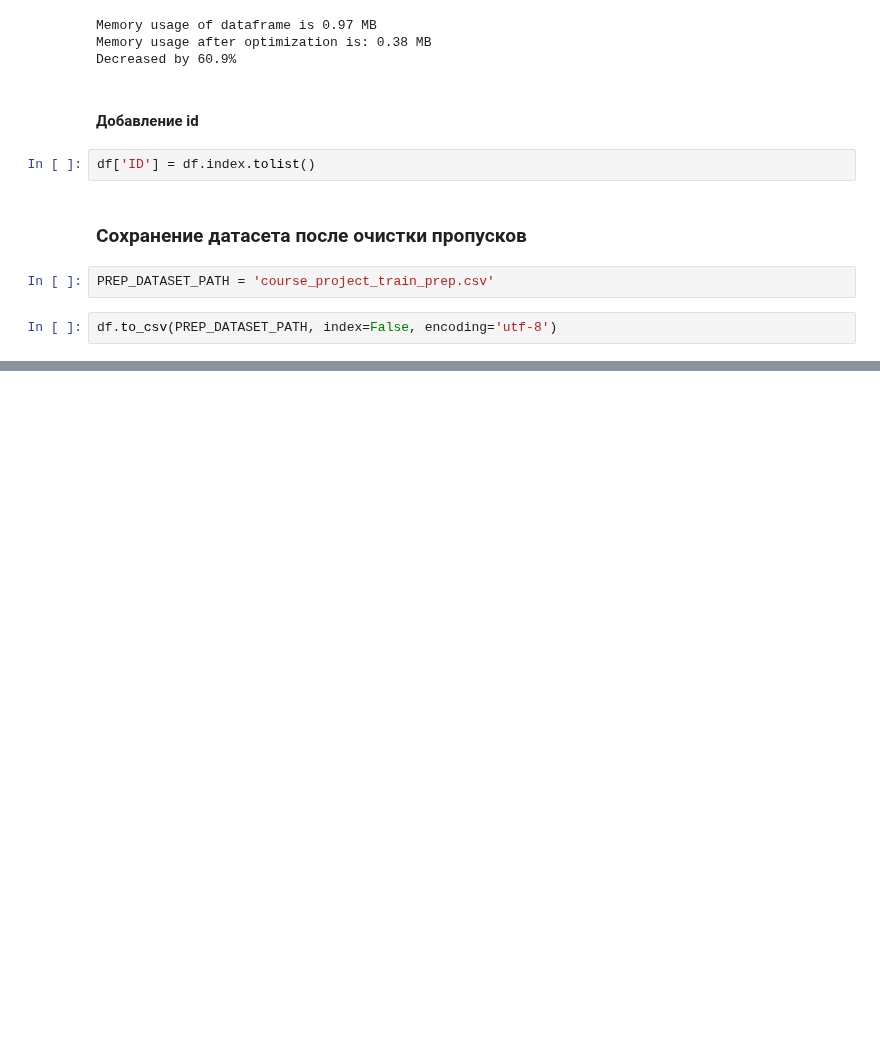
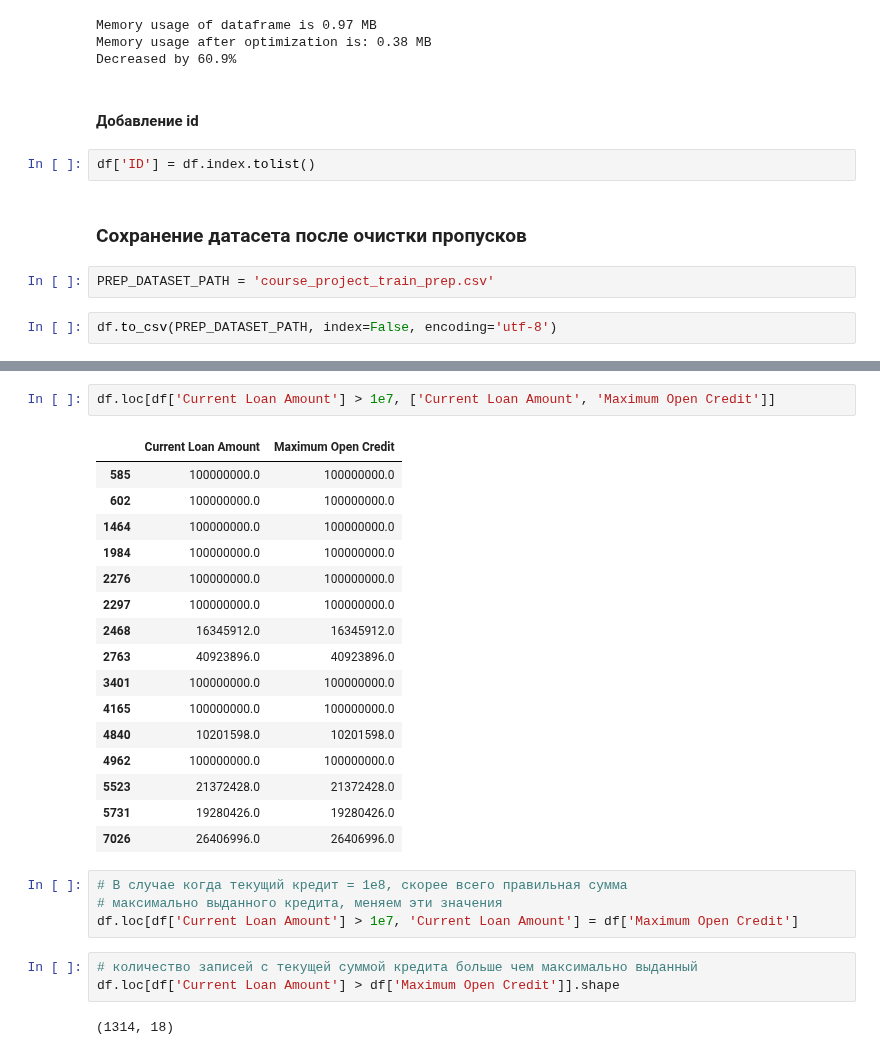
Before and after one commit to stureiko/GeekBrains, a Jupyter notebook: DataLibraries-2/course_project/IOStureiko_solution.ipynb, the cells around one changed output, grey strips where cells are left out. Drawn from its saved outputs; the diff is of its cells as text; blank space fills up the shorter version.

```diff
--- a/DataLibraries-2/course_project/IOStureiko_solution.ipynb
+++ b/DataLibraries-2/course_project/IOStureiko_solution.ipynb
@@ -234,0 +259,28 @@ df.to_csv(PREP_DATASET_PATH, index=False, encoding='utf-8')
+# %%
+df.loc[df['Current Loan Amount'] > 1e7, ['Current Loan Amount', 'Maximum Open Credit']]
+# %% [output]
+|  | Current Loan Amount | Maximum Open Credit |
+| 585 | 100000000.0 | 100000000.0 |
+| 602 | 100000000.0 | 100000000.0 |
+| 1464 | 100000000.0 | 100000000.0 |
+| 1984 | 100000000.0 | 100000000.0 |
+| 2276 | 100000000.0 | 100000000.0 |
+| 2297 | 100000000.0 | 100000000.0 |
+| 2468 | 16345912.0 | 16345912.0 |
+| 2763 | 40923896.0 | 40923896.0 |
+| 3401 | 100000000.0 | 100000000.0 |
+| 4165 | 100000000.0 | 100000000.0 |
+| 4840 | 10201598.0 | 10201598.0 |
+| 4962 | 100000000.0 | 100000000.0 |
+| 5523 | 21372428.0 | 21372428.0 |
+| 5731 | 19280426.0 | 19280426.0 |
+| 7026 | 26406996.0 | 26406996.0 |
+# %%
+# В случае когда текущий кредит = 1е8, скорее всего правильная сумма
+# максимально выданного кредита, меняем эти значения
+df.loc[df['Current Loan Amount'] > 1e7, 'Current Loan Amount'] = df['Maximum Open Credit']
+# %%
+# количество записей с текущей суммой кредита больше чем максимально выданный
+df.loc[df['Current Loan Amount'] > df['Maximum Open Credit']].shape
+# %% [output]
+(1314, 18)
```
Also changed, not shown: parts of 8 cells of this notebook.
